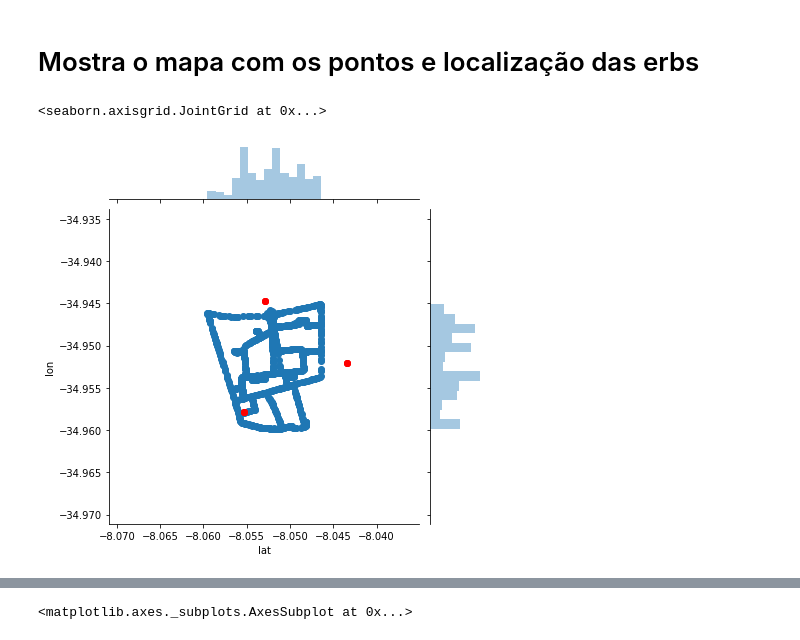
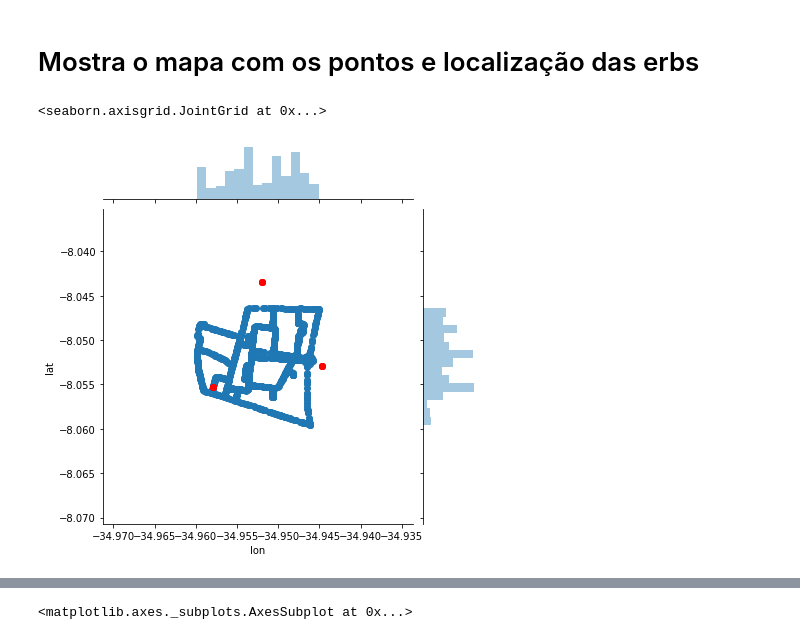
Before and after one commit to mbs8/CMoveis, a Jupyter notebook: visualization.ipynb, the cells around one changed output, grey strips where cells are left out. Cells and saved outputs as stored; diff of their text form; code cells hidden in the pictures.

```diff
--- a/visualization.ipynb
+++ b/visualization.ipynb
@@ -32,11 +32,11 @@ db.head()
 # %% [markdown]
 # Mostra o mapa com os pontos e localização das erbs
 # %%
-graph = sns.jointplot(x=db.lat, y=db.lon)
+graph = sns.jointplot(x=db.lon, y=db.lat)
 
-graph.x = erbs.lat
-graph.y = erbs.lon
+graph.x = erbs.lon
+graph.y = erbs.lat
 graph.plot_joint(plt.scatter, color='red')
 # %% [output]
 <seaborn.axisgrid.JointGrid at 0x...>
-[figure, old version]
+[figure, new version]
```
Also changed, not shown: parts of 2 cells of this notebook, 1 other file.
